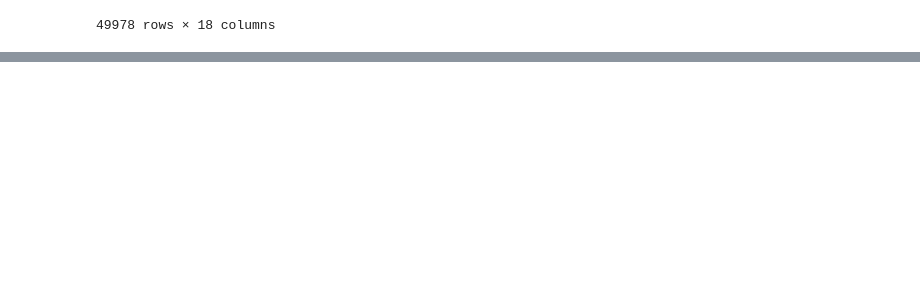
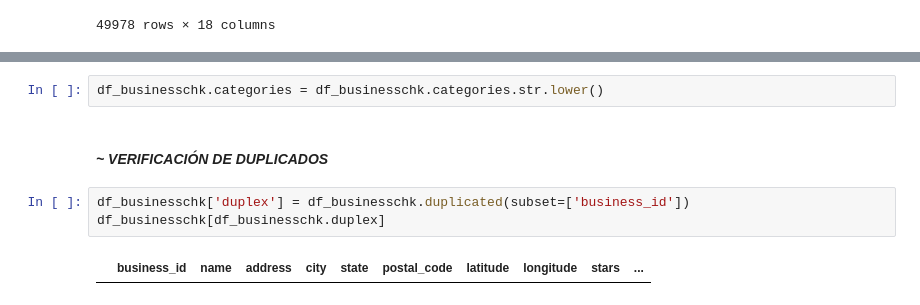
Before and after one commit to Aspirina180mg/PF_DATAPT07, a Jupyter notebook: ETL.ipynb, the cells around one changed output, grey strips where cells are left out. Drawn from its saved outputs; the diff is of its cells as text; blank space fills up the shorter version.

```diff
--- a/ETL.ipynb
+++ b/ETL.ipynb
@@ -564,0 +664,9 @@ Las columnas **state** porque no tiene sentido y **price** deberían eliminarse
+# %%
+df_businesschk.categories = df_businesschk.categories.str.lower()
+# %% [markdown]
+#### ***~ VERIFICACIÓN DE DUPLICADOS***
+# %%
+df_businesschk['duplex'] = df_businesschk.duplicated(subset=['business_id'])
+df_businesschk[df_businesschk.duplex]
+# %% [output]
+|  | business_id | name | address | city | state | postal_code | latitude | longitude | stars | ... |
```
Also changed, not shown: parts of 31 cells of this notebook, 1 other file.
